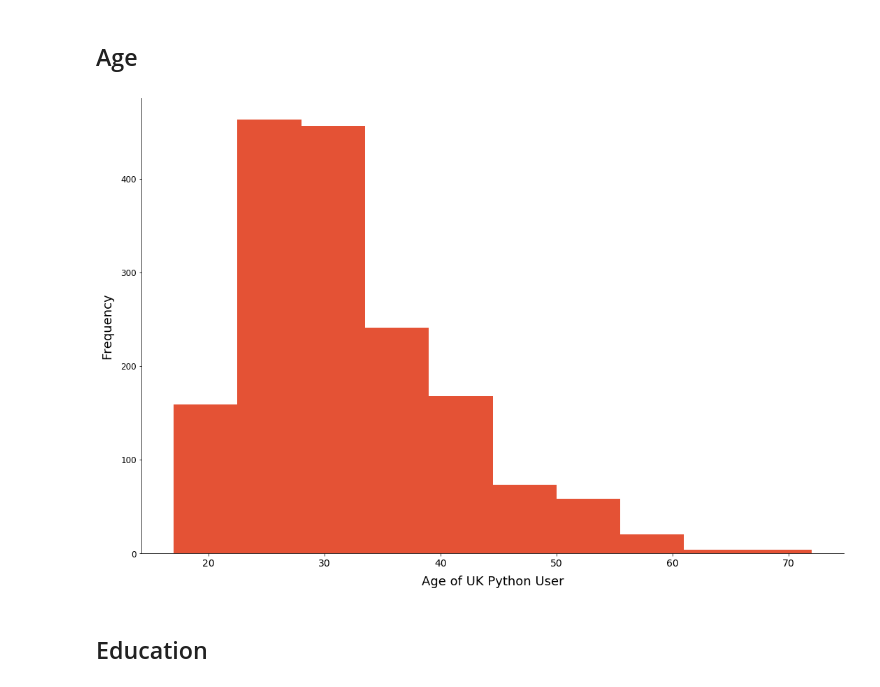
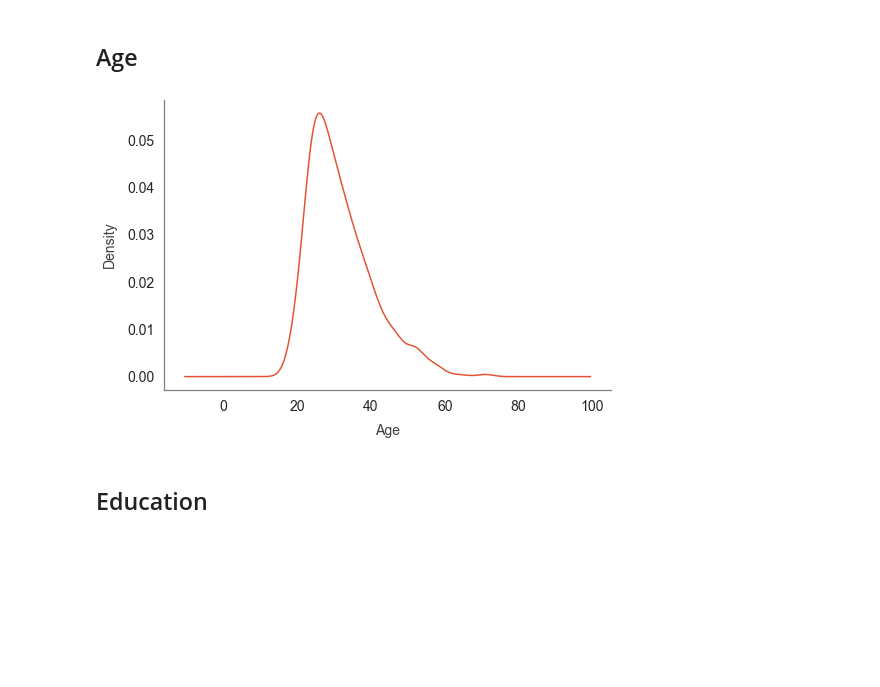
Before and after one commit to foxnic/uk_python_users, a Jupyter notebook: StackOverflow Survey 2019 UK Python.ipynb, the cells around one changed output. Drawn from its saved outputs; the diff is of its cells as text; code cells hidden in the pictures; blank space fills up the shorter version.

```diff
--- a/StackOverflow Survey 2019 UK Python.ipynb
+++ b/StackOverflow Survey 2019 UK Python.ipynb
@@ -192,18 +183,15 @@ plt.rcParams['axes.labelpad'] = 10
 # %% [markdown]
 ## Age
-# %%
-p_uk['Age'].plot.hist(color='#de2702', alpha=0.8);
-plt.xlabel('Age of UK Python User');
-plt.rcParams['xtick.labelsize']=14
-plt.rcParams['ytick.labelsize']=12
-plt.rcParams['axes.labelsize']=18
-plt.rcParams['axes.grid'] = False
-plt.rcParams['axes.titlesize'] = 14
-plt.rcParams['ytick.major.pad']= 4
-plt.rcParams['xtick.major.pad']= 4
-plt.rcParams['axes.titlepad'] = 10
-plt.rcParams['axes.labelpad'] = 10
-# %% [output]
-[figure, removed]
+# %%
+# display a density plot of the frequency of each age
+p_uk['Age'].plot.kde(color='#de2702', alpha=0.8);
+
+# adjust the style elements of the plot
+plt.ylabel('Density', fontsize=14, color='#3F3F41');
+plt.xlabel('Age', fontsize=14, color='#3F3F41');
+plt.tick_params(labelsize=14, color='#3F3F41');
+sns.despine();
+# %% [output]
+[figure, added]
 # %% [markdown]
 ## Education
```
Also changed, not shown: parts of 29 cells of this notebook, 1 other file.
